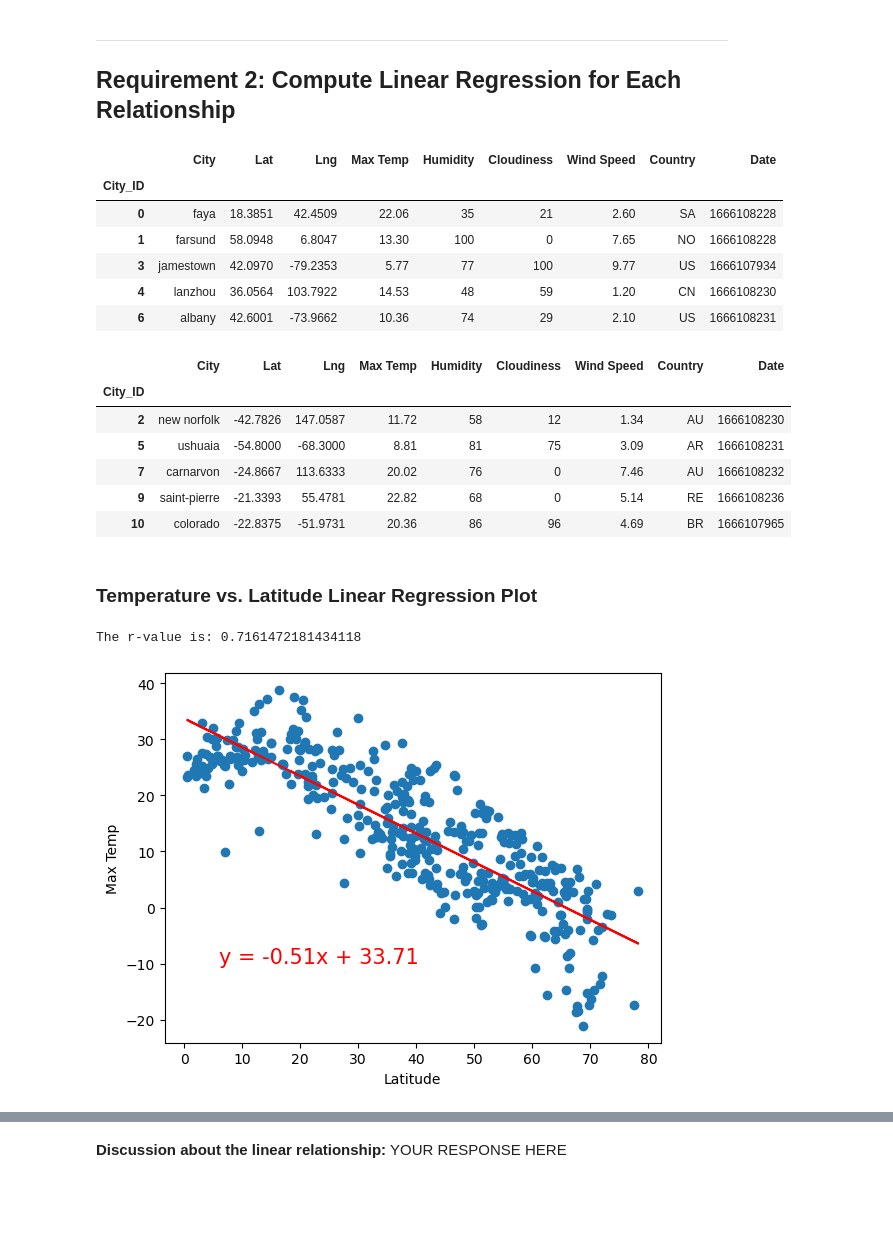
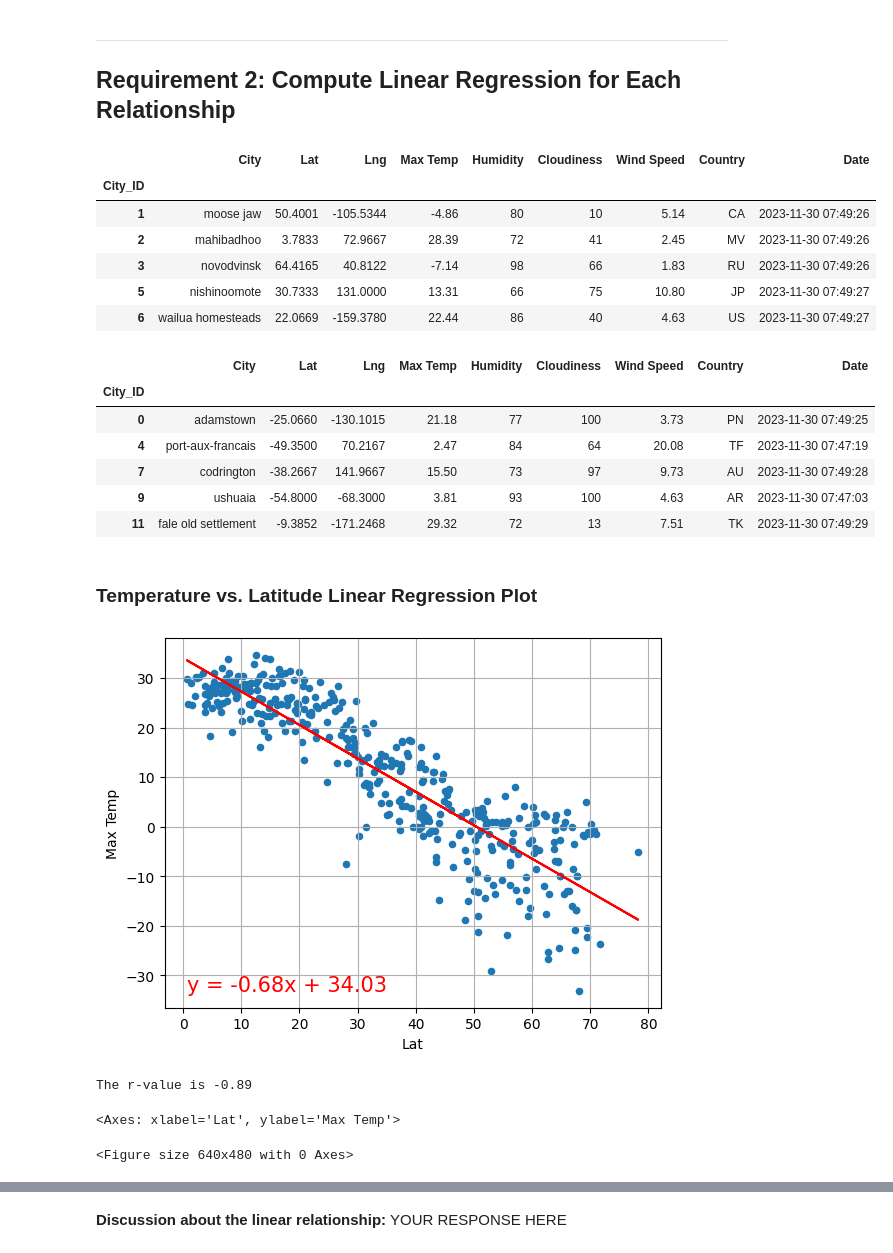
Before and after one commit to cmpallavi/python-api-challenge, a Jupyter notebook: WeatherPy/WeatherPy.ipynb, the cells around one changed output, grey strips where cells are left out. Saved outputs shown, nothing was run; the diff lists cells and outputs as text; code cells hidden in the pictures; blank space fills up the shorter version.

```diff
--- a/WeatherPy/WeatherPy.ipynb
+++ b/WeatherPy/WeatherPy.ipynb
@@ -190,7 +193,12 @@ city_data_df.head()
 # %%
 # Build scatter plot for latitude vs. temperature
 # YOUR CODE HERE
+city_data_df['Date'] = pd.to_datetime(city_data_df['Date'], unit='s')
+formatted_date = city_data_df['Date'].max().strftime('%Y-%m-%d')
 
+city_data_df.plot(kind = "scatter", x = "Lat", y = "Max Temp",
+                                      title = "Temperature vs. City Latitude on " + formatted_date)
+plt.grid(True)
 # Incorporate the other graph properties
 # YOUR CODE HERE
 
@@ -259,39 +290,42 @@ plt.show()
 # %%
 # Create a DataFrame with the Northern Hemisphere data (Latitude >= 0)
 # YOUR CODE HERE
-
+northern_hemi_df = city_data_df.loc[city_data_df["Lat"] >= 0, :]
 # Display sample data
 northern_hemi_df.head()
 # %% [output]
 |  | City | Lat | Lng | Max Temp | Humidity | Cloudiness | Wind Speed | Country | Date |
 | City_ID |  |  |  |  |  |  |  |  |  |
-| 0 | faya | 18.3851 | 42.4509 | 22.06 | 35 | 21 | 2.60 | SA | 1666108228 |
-| 1 | farsund | 58.0948 | 6.8047 | 13.30 | 100 | 0 | 7.65 | NO | 1666108228 |
-| 3 | jamestown | 42.0970 | -79.2353 | 5.77 | 77 | 100 | 9.77 | US | 1666107934 |
-| 4 | lanzhou | 36.0564 | 103.7922 | 14.53 | 48 | 59 | 1.20 | CN | 1666108230 |
-| 6 | albany | 42.6001 | -73.9662 | 10.36 | 74 | 29 | 2.10 | US | 1666108231 |
+| 1 | moose jaw | 50.4001 | -105.5344 | -4.86 | 80 | 10 | 5.14 | CA | 2023-11-30 07:49:26 |
+| 2 | mahibadhoo | 3.7833 | 72.9667 | 28.39 | 72 | 41 | 2.45 | MV | 2023-11-30 07:49:26 |
+| 3 | novodvinsk | 64.4165 | 40.8122 | -7.14 | 98 | 66 | 1.83 | RU | 2023-11-30 07:49:26 |
+| 5 | nishinoomote | 30.7333 | 131.0000 | 13.31 | 66 | 75 | 10.80 | JP | 2023-11-30 07:49:27 |
+| 6 | wailua homesteads | 22.0669 | -159.3780 | 22.44 | 86 | 40 | 4.63 | US | 2023-11-30 07:49:27 |
 # %%
 # Create a DataFrame with the Southern Hemisphere data (Latitude < 0)
 # YOUR CODE HERE
-
+southern_hemi_df = city_data_df.loc[city_data_df["Lat"] < 0, :]
 # Display sample data
 southern_hemi_df.head()
 # %% [output]
 |  | City | Lat | Lng | Max Temp | Humidity | Cloudiness | Wind Speed | Country | Date |
 | City_ID |  |  |  |  |  |  |  |  |  |
-| 2 | new norfolk | -42.7826 | 147.0587 | 11.72 | 58 | 12 | 1.34 | AU | 1666108230 |
-| 5 | ushuaia | -54.8000 | -68.3000 | 8.81 | 81 | 75 | 3.09 | AR | 1666108231 |
-| 7 | carnarvon | -24.8667 | 113.6333 | 20.02 | 76 | 0 | 7.46 | AU | 1666108232 |
-| 9 | saint-pierre | -21.3393 | 55.4781 | 22.82 | 68 | 0 | 5.14 | RE | 1666108236 |
-| 10 | colorado | -22.8375 | -51.9731 | 20.36 | 86 | 96 | 4.69 | BR | 1666107965 |
+| 0 | adamstown | -25.0660 | -130.1015 | 21.18 | 77 | 100 | 3.73 | PN | 2023-11-30 07:49:25 |
+| 4 | port-aux-francais | -49.3500 | 70.2167 | 2.47 | 84 | 64 | 20.08 | TF | 2023-11-30 07:47:19 |
+| 7 | codrington | -38.2667 | 141.9667 | 15.50 | 73 | 97 | 9.73 | AU | 2023-11-30 07:49:28 |
+| 9 | ushuaia | -54.8000 | -68.3000 | 3.81 | 93 | 100 | 4.63 | AR | 2023-11-30 07:47:03 |
+| 11 | fale old settlement | -9.3852 | -171.2468 | 29.32 | 72 | 13 | 7.51 | TK | 2023-11-30 07:49:29 |
 # %% [markdown]
 ###  Temperature vs. Latitude Linear Regression Plot
 # %%
 # Linear regression on Northern Hemisphere
 # YOUR CODE HERE
+createLinearRegressionPlot(northern_hemi_df, "Lat", "Max Temp", "output_data/Northern_Hemi_Temp_vs_Lat.png")
 # %% [output]
+[figure, new version]
-The r-value is: 0.7161472181434118
+The r-value is -0.89
-[figure, old version]
+<Axes: xlabel='Lat', ylabel='Max Temp'>
+<Figure size 640x480 with 0 Axes>
 # %%
 # Linear regression on Southern Hemisphere
 # YOUR CODE HERE
```
Also changed, not shown: parts of 19 cells of this notebook, 18 other files.
